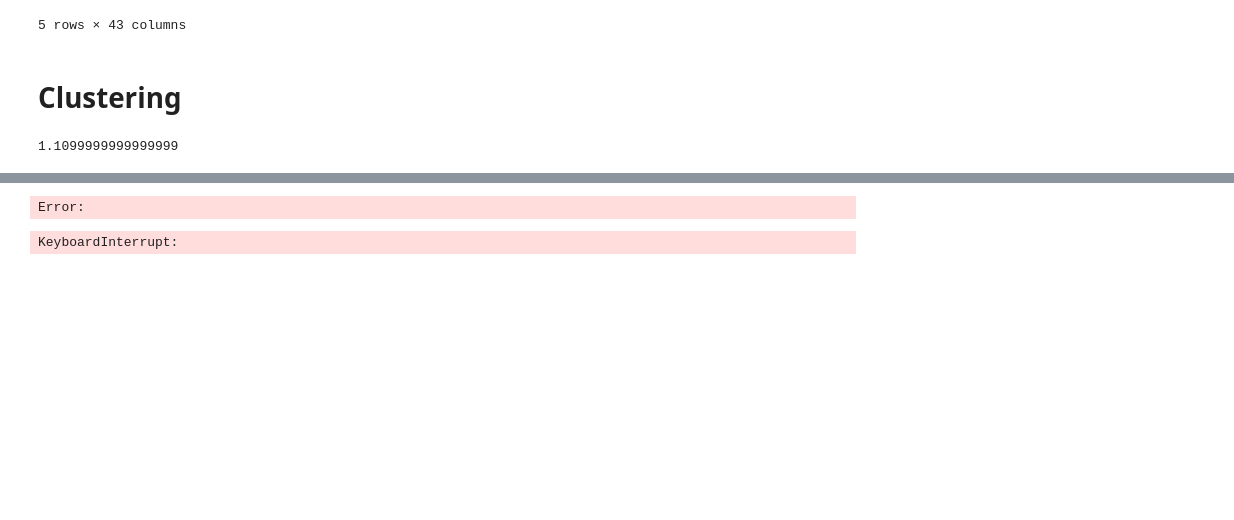
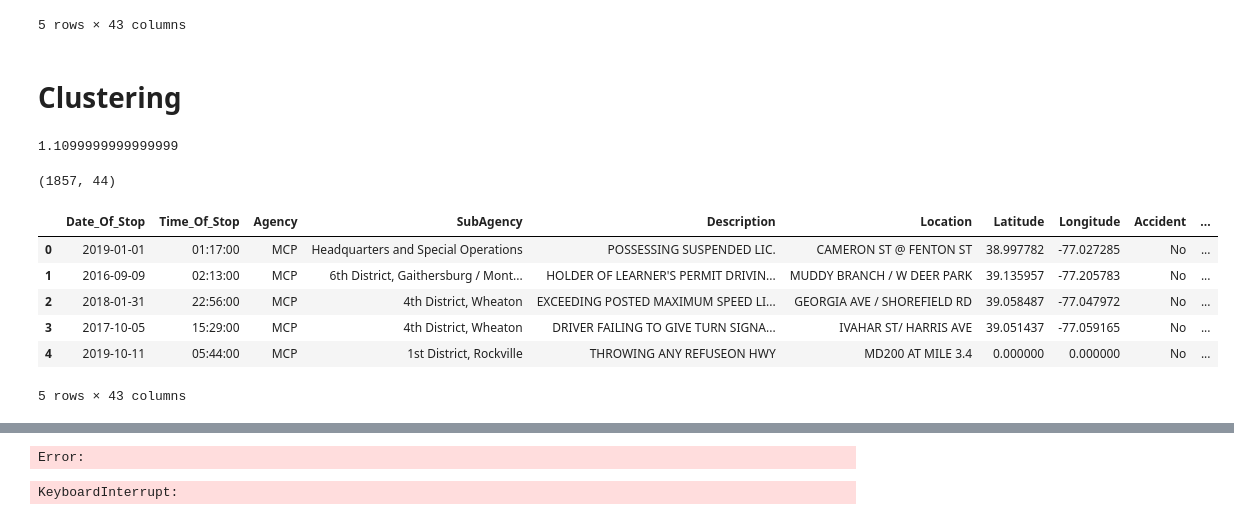
Before and after one commit to avariza/JAQLN-AI, a Jupyter notebook: tasks/Geo/visualization.ipynb, the cells around one changed output, grey strips where cells are left out. Cells and saved outputs as stored; diff of their text form; code cells hidden in the pictures; blank space fills up the shorter version.

```diff
--- a/tasks/Geo/visualization.ipynb
+++ b/tasks/Geo/visualization.ipynb
@@ -54,4 +54,6 @@ data.head()
 | 4 | 2023-04-30 | 04:24:00 | MCP | 2nd District, Bethesda | FAILURE TO DRIVE VEHICLE ON RIGHT... | JONES MILL ROAD/ LE VELLE DRIVE | 38.991480 | -77.097113 | No | ... |
 5 rows × 43 columns
 # %%
-data['geometry'] = data.apply(lambda row: Point(row['Longitude'], row['Latitude']), axis=1)
+#data['geometry'] = data.apply(lambda row: Point(row['Longitude'], row['Latitude']), axis=1)
+#filtered_df = data[geo_shape.contains(data['geometry'])]
+#filtered_df
@@ -67,3 +66,22 @@ km = decimal_to_km(0.01)
 km
 # %% [output]
 1.1099999999999999
+# %%
+from sklearn.model_selection import train_test_split
+from sklearn.cluster import DBSCAN
+from folium.plugins import MarkerCluster
+
+
+random_sample = data.sample(frac=0.001, random_state=42).reset_index(inplace=False)
+print(random_sample.shape)
+del random_sample['index']
+random_sample.head()
+# %% [output]
+(1857, 44)
+|  | Date_Of_Stop | Time_Of_Stop | Agency | SubAgency | Description | Location | Latitude | Longitude | Accident | ... |
+| 0 | 2019-01-01 | 01:17:00 | MCP | Headquarters and Special Operations | POSSESSING SUSPENDED LIC. | CAMERON ST @ FENTON ST | 38.997782 | -77.027285 | No | ... |
+| 1 | 2016-09-09 | 02:13:00 | MCP | 6th District, Gaithersburg / Mont... | HOLDER OF LEARNER'S PERMIT DRIVIN... | MUDDY BRANCH / W DEER PARK | 39.135957 | -77.205783 | No | ... |
+| 2 | 2018-01-31 | 22:56:00 | MCP | 4th District, Wheaton | EXCEEDING POSTED MAXIMUM SPEED LI... | GEORGIA AVE / SHOREFIELD RD | 39.058487 | -77.047972 | No | ... |
+| 3 | 2017-10-05 | 15:29:00 | MCP | 4th District, Wheaton | DRIVER FAILING TO GIVE TURN SIGNA... | IVAHAR ST/ HARRIS AVE | 39.051437 | -77.059165 | No | ... |
+| 4 | 2019-10-11 | 05:44:00 | MCP | 1st District, Rockville | THROWING ANY REFUSEON HWY | MD200 AT MILE 3.4 | 0.000000 | 0.000000 | No | ... |
+5 rows × 43 columns
```
Also changed, not shown: parts of 6 cells of this notebook, 4 other files.
